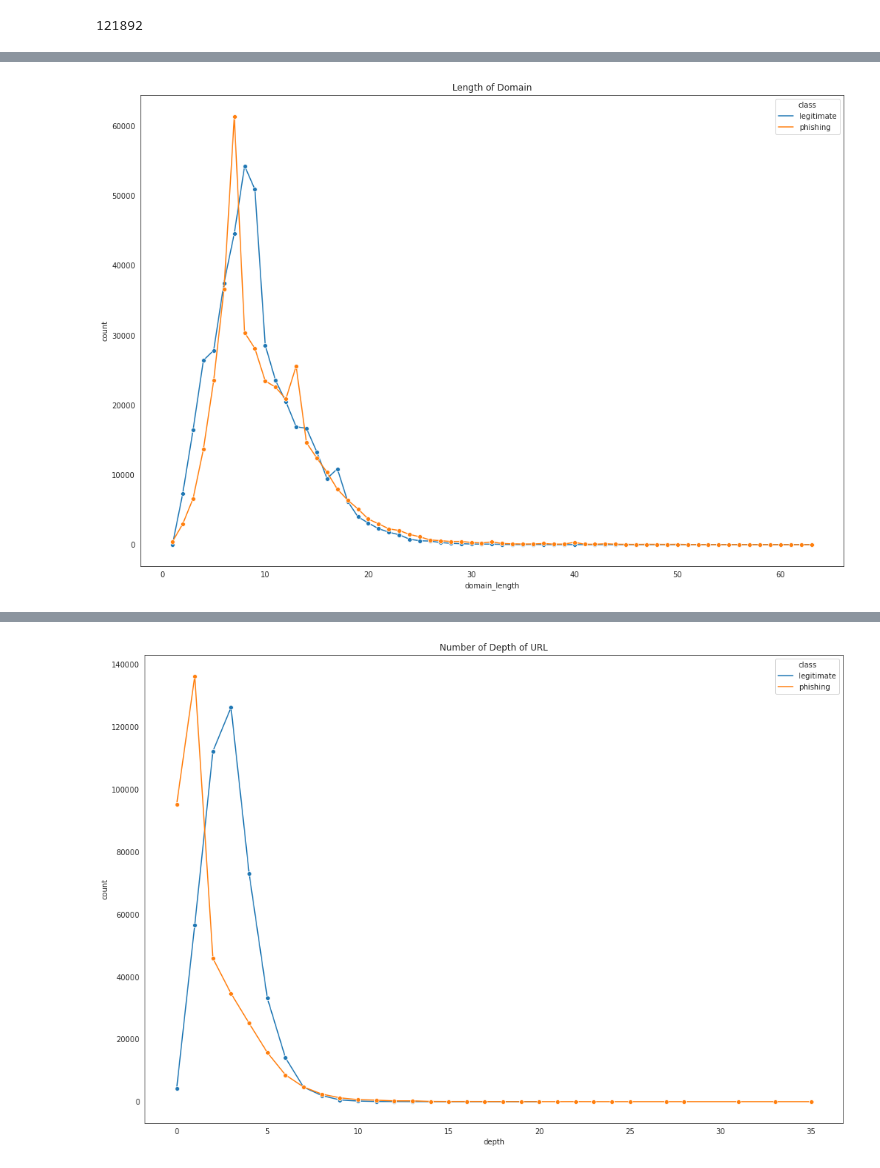
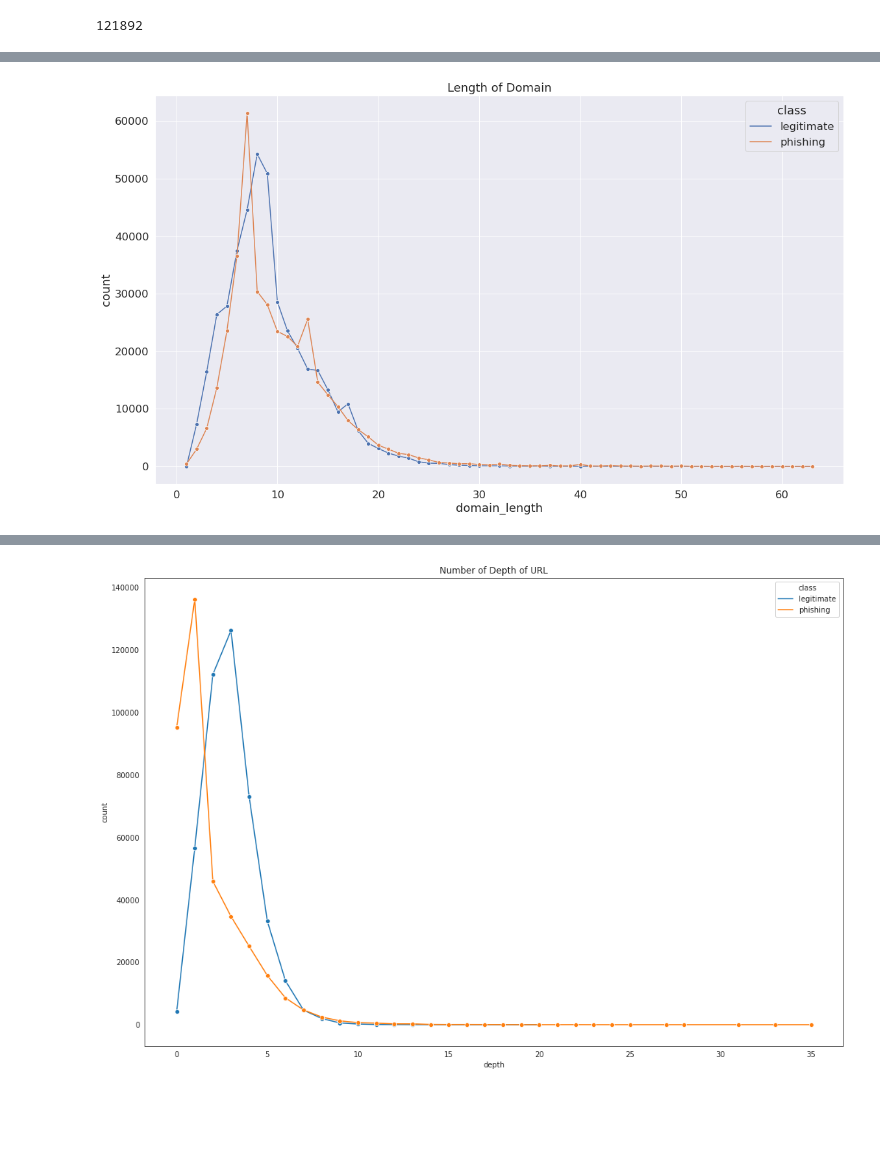
Before and after one commit to HumanClone/URL-EDA, a Jupyter notebook: EDA.ipynb, the cells around one changed output, grey strips where cells are left out. Cells and saved outputs as stored; diff of their text form; code cells hidden in the pictures; blank space fills up the shorter version.

```diff
--- a/EDA.ipynb
+++ b/EDA.ipynb
@@ -197,10 +197,10 @@ data['domain_length']=data['domain'].apply(domain_l)
 data['num_digits_in_domain'] = data['domain'].apply(dom_num_d)
 
 
-data['has_subdomain']=data['url'].apply(subdomain)
-# data['subdomain']=data['url'].apply(subdomain)
-# data['num_subdomains'] = data['subdomain'].apply(num_sub)
-# data['subdomain_digits']=data['subdomain'].apply(sub_dig)
+data['has_subdomain']=data['url'].apply(is_subdomain)
+data['subdomain']=data['url'].apply(subdomain)
+data['num_subdomains'] = data['subdomain'].apply(num_sub)
+data['subdomain_digits']=data['subdomain'].apply(sub_dig)
 
 data['pcount']=data['url'].apply(pcount)
 
@@ -619,6 +724,8 @@ plt.show()
 data.is_HTTPS.sum()
 # %% [output]
 121892
+# %%
+sns.set(font_scale=1.5)
 # %%
 grouped_data = data.groupby(['url_length', 'class']).size().reset_index(name='count')
 p=sns.lineplot(x='url_length', y='count', hue='class', data=grouped_data, marker='o')
@@ -630,11 +737,11 @@ p.figure.set_figheight(11.7)
 # %%
 grouped_data = data.groupby(['domain_length', 'class']).size().reset_index(name='count')
-p=sns.lineplot(x='domain_length', y='count', hue='class', data=grouped_data, marker='o')
+p=sns.lineplot(x='domain_length', y='count', hue='class', data=grouped_data, marker='o',)
 p.set_title("Length of Domain")
-p.figure.set_figwidth(17)
-p.figure.set_figheight(11.7)
+p.figure.set_figwidth(19)
+p.figure.set_figheight(11)
 # %% [output]
-[figure, old version]
+[figure, new version]
 # %%
 grouped_data = data.groupby(['num_dots', 'class']).size().reset_index(name='count')
 p=sns.lineplot(x='num_dots', y='count', hue='class', data=grouped_data, marker='o')
```
Also changed, not shown: parts of 28 cells of this notebook, 4 other files.
